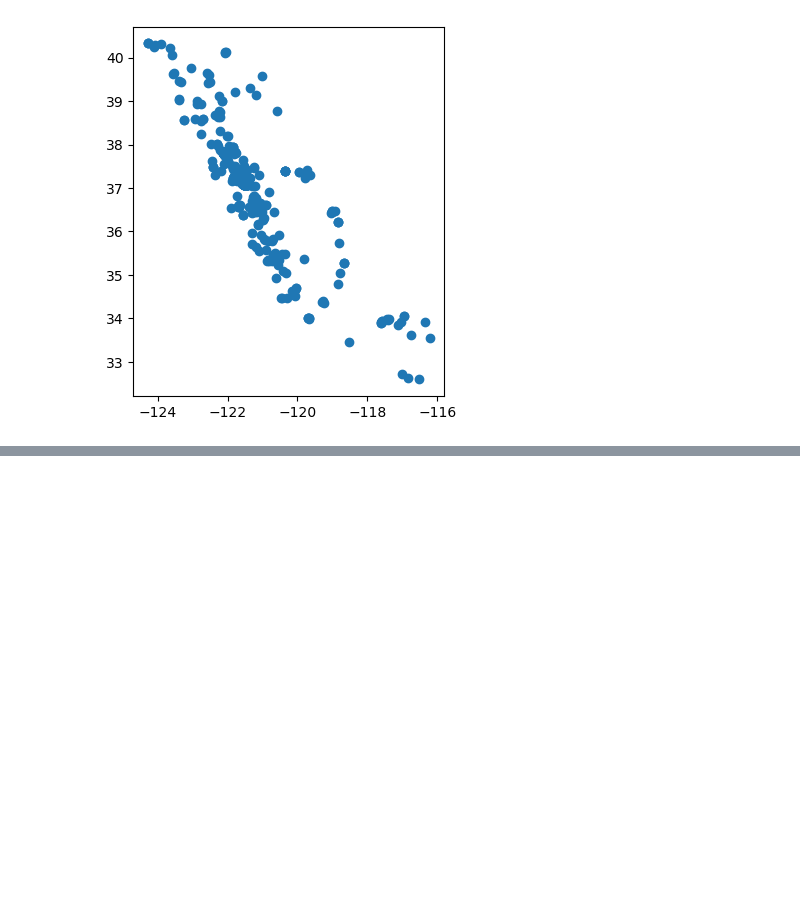
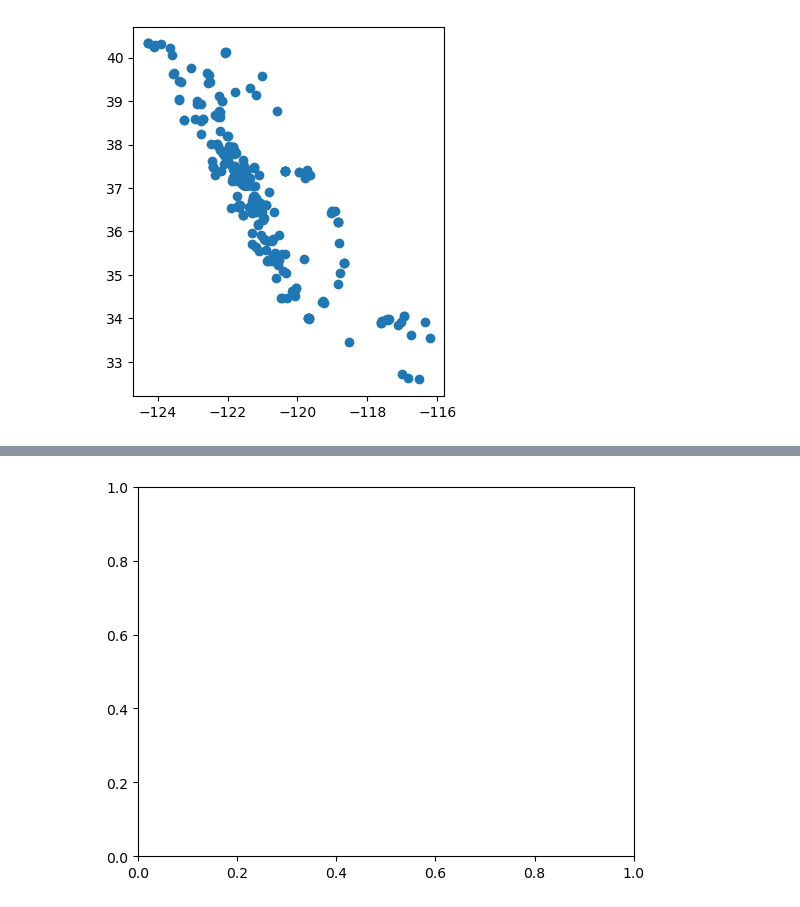
Before and after one commit to NatBonnet/eds220-2025-in-class, a Jupyter notebook: week4/week4-geopandas.ipynb, the cells around one changed output, grey strips where cells are left out. Cells and saved outputs as stored; diff of their text form; code cells hidden in the pictures; blank space fills up the shorter version.

```diff
--- a/week4/week4-geopandas.ipynb
+++ b/week4/week4-geopandas.ipynb
@@ -168,0 +174,5 @@ pigs_recent.plot()
+# %%
+# Initialize empty figure (fig) and axis (ax)
+fig, ax= plt.subplots()
+# %% [output]
+[figure, added]
```
Also changed, not shown: parts of 4 cells of this notebook.
